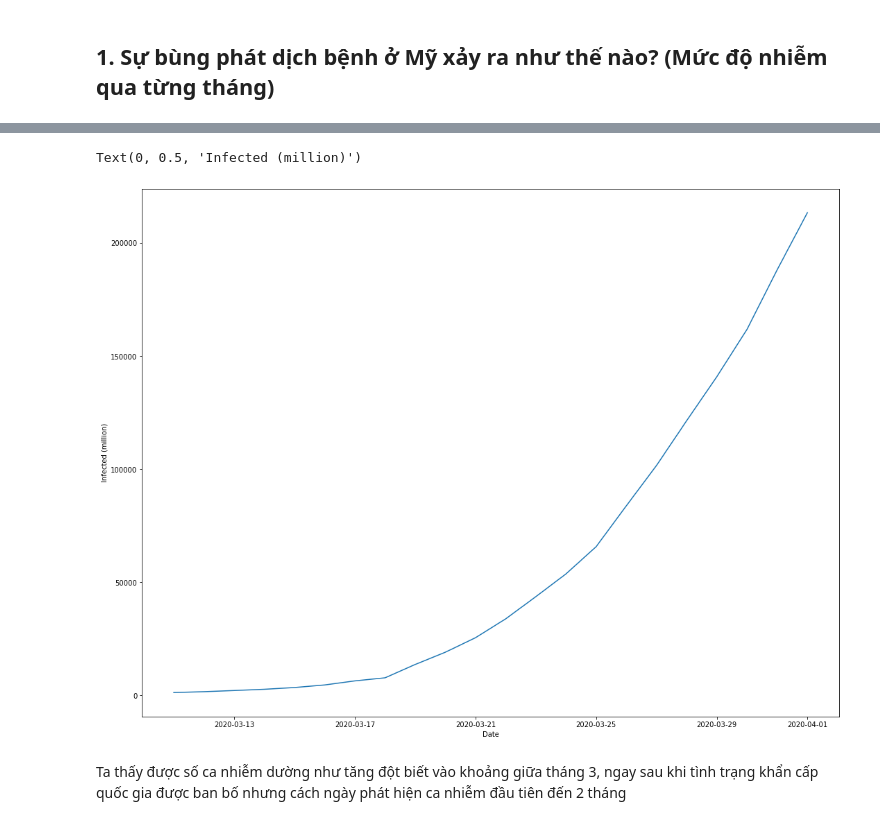
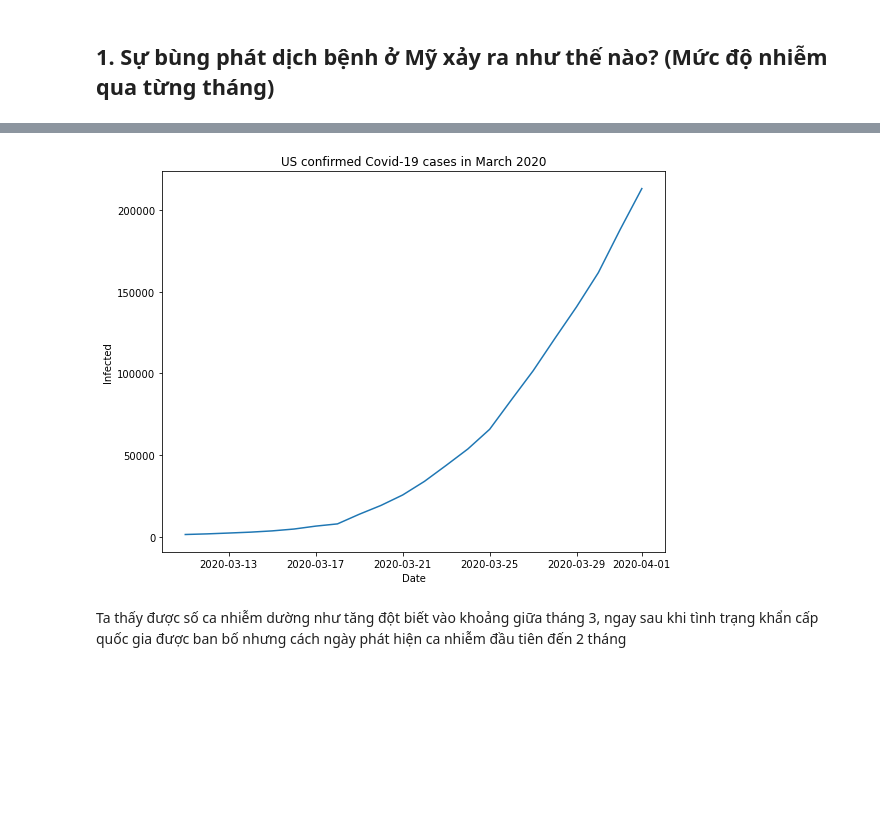
Before and after one commit to StrugVN/DACK_LTCKHDL, a Jupyter notebook: 1712834-TranMinhTri.ipynb, the cells around one changed output, grey strips where cells are left out. Drawn from its saved outputs; the diff is of its cells as text; code cells hidden in the pictures; blank space fills up the shorter version.

```diff
--- a/1712834-TranMinhTri.ipynb
+++ b/1712834-TranMinhTri.ipynb
@@ -159,13 +165,14 @@ Text(0, 0.5, 'Infected (million)')
 # %%
 df = info_per_date[info_per_date.index >= "2020-03-11"]
 df = df[df.index <= "2020-04-1"]
-plt.figure(figsize=(18,14))
+plt.figure(figsize=(9,7))
 plt.plot(df["Confirmed"])
 plt.xlabel("Date")
-plt.ylabel("Infected (million)")
+plt.ylabel("Infected")
+plt.title("US confirmed Covid-19 cases in March 2020")
+plt.show()
 # %% [output]
-Text(0, 0.5, 'Infected (million)')
-[figure, old version]
+[figure, new version]
 # %% [markdown]
 Ta thấy được số ca nhiễm dường như tăng đột biết vào khoảng giữa tháng 3, ngay sau khi tình trạng khẩn cấp quốc gia được ban bố nhưng cách ngày phát hiện ca nhiễm đầu tiên đến 2 tháng
 # %% [markdown]
```
Also changed, not shown: parts of 32 cells of this notebook.
